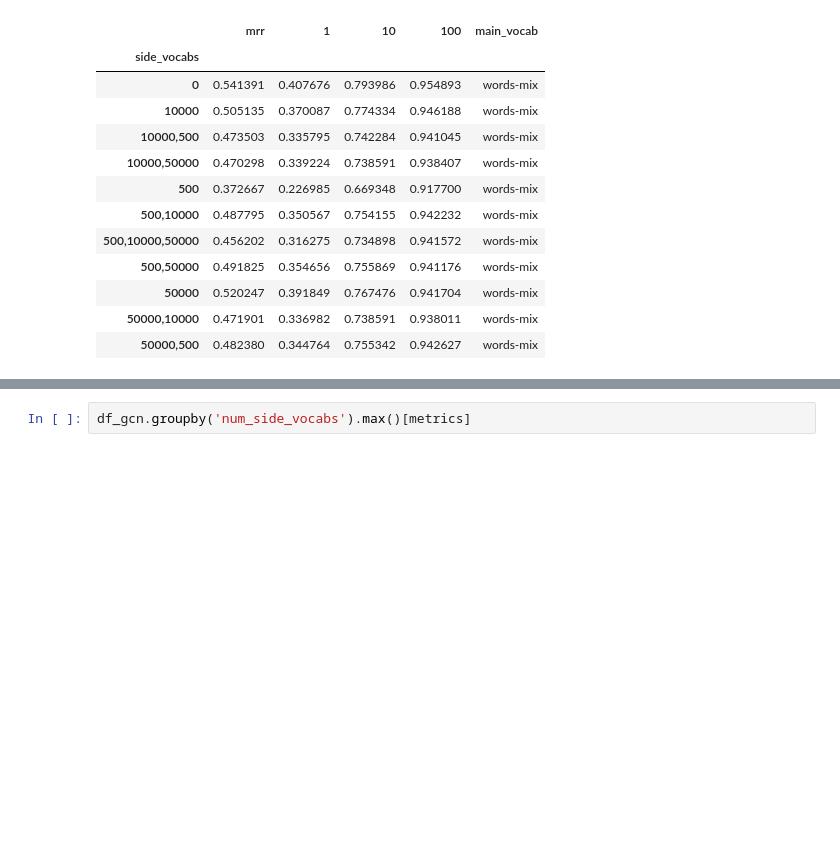
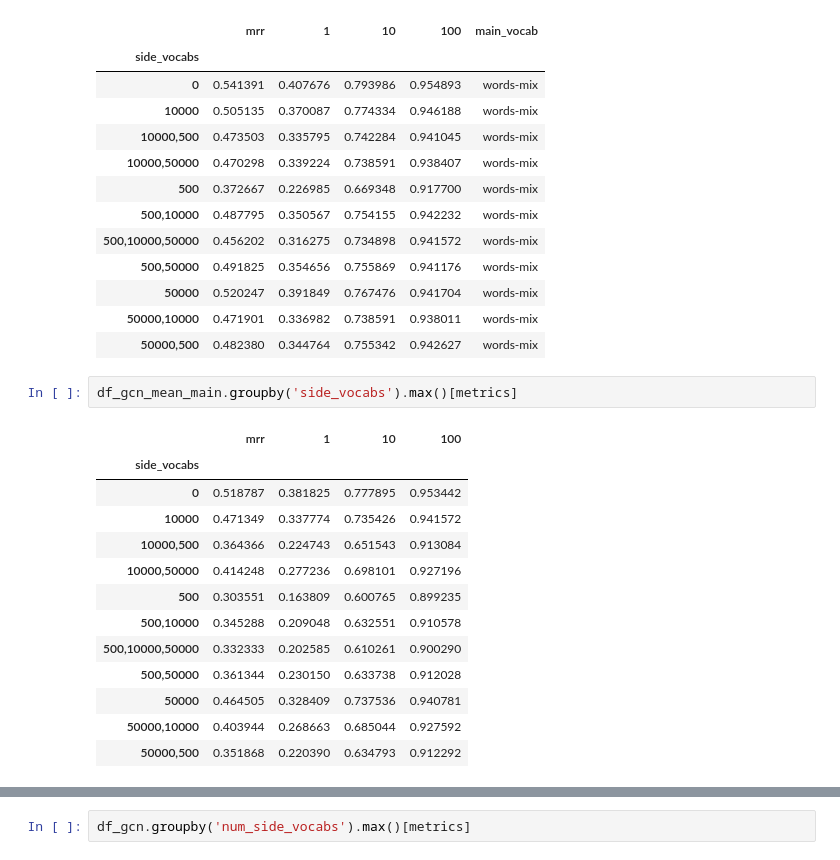
Before and after one commit to rohitg1594/GNN-Semantic-Similarity, a Jupyter notebook: nbooks/Grid Search Results.ipynb, the cells around one changed output, grey strips where cells are left out. Drawn from its saved outputs; the diff is of its cells as text; blank space fills up the shorter version.

```diff
--- a/nbooks/Grid Search Results.ipynb
+++ b/nbooks/Grid Search Results.ipynb
@@ -480,6 +468,22 @@ df_gcn.groupby('side_vocabs').max()[metrics + ['main_vocab']]
 | 50000 | 0.520247 | 0.391849 | 0.767476 | 0.941704 | words-mix |
 | 50000,10000 | 0.471901 | 0.336982 | 0.738591 | 0.938011 | words-mix |
 | 50000,500 | 0.482380 | 0.344764 | 0.755342 | 0.942627 | words-mix |
+# %%
+df_gcn_mean_main.groupby('side_vocabs').max()[metrics]
+# %% [output]
+|  | mrr | 1 | 10 | 100 |
+| side_vocabs |  |  |  |  |
+| 0 | 0.518787 | 0.381825 | 0.777895 | 0.953442 |
+| 10000 | 0.471349 | 0.337774 | 0.735426 | 0.941572 |
+| 10000,500 | 0.364366 | 0.224743 | 0.651543 | 0.913084 |
+| 10000,50000 | 0.414248 | 0.277236 | 0.698101 | 0.927196 |
+| 500 | 0.303551 | 0.163809 | 0.600765 | 0.899235 |
+| 500,10000 | 0.345288 | 0.209048 | 0.632551 | 0.910578 |
+| 500,10000,50000 | 0.332333 | 0.202585 | 0.610261 | 0.900290 |
+| 500,50000 | 0.361344 | 0.230150 | 0.633738 | 0.912028 |
+| 50000 | 0.464505 | 0.328409 | 0.737536 | 0.940781 |
+| 50000,10000 | 0.403944 | 0.268663 | 0.685044 | 0.927592 |
+| 50000,500 | 0.351868 | 0.220390 | 0.634793 | 0.912292 |
 # %%
 df_bilstm.groupby('neg_sample').max()[['mrr', 1, 10, 100]]
 # %% [output]
```
Also changed, not shown: parts of 18 cells of this notebook, 7 other files.
